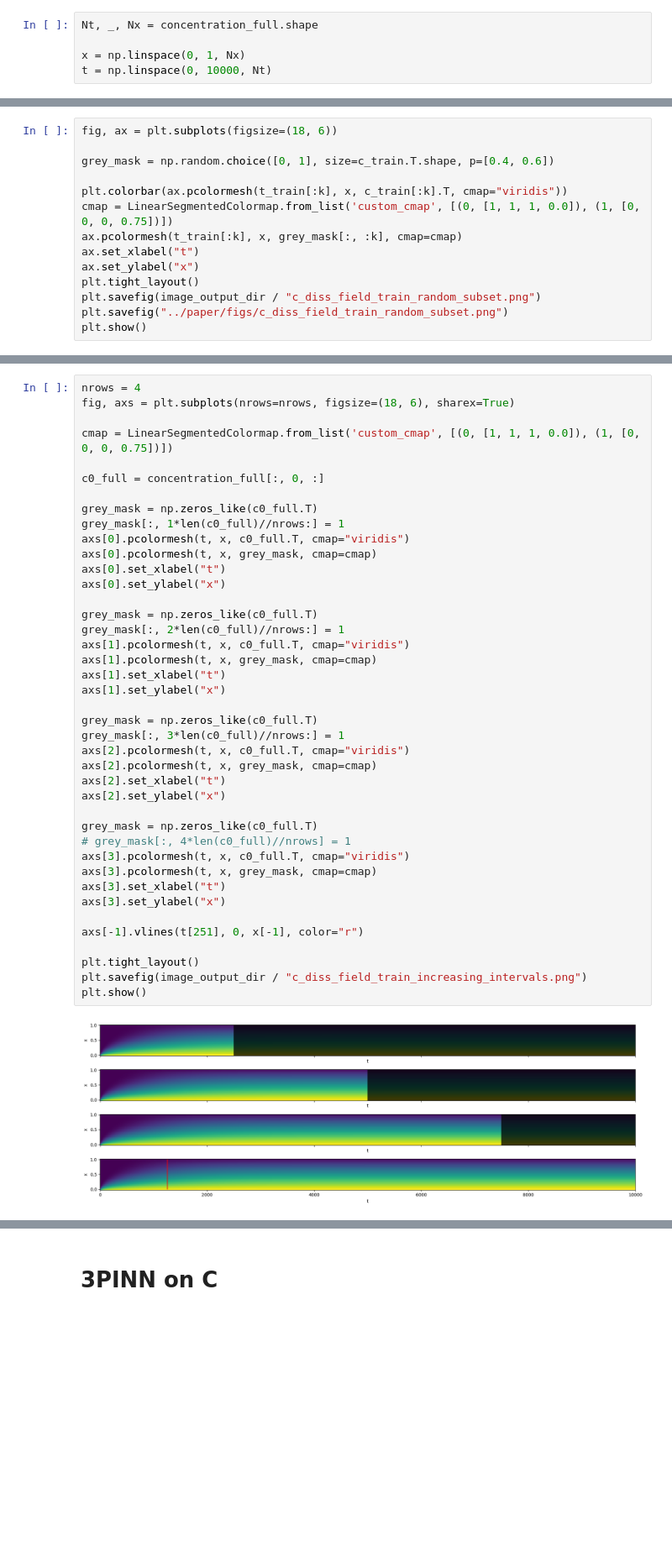
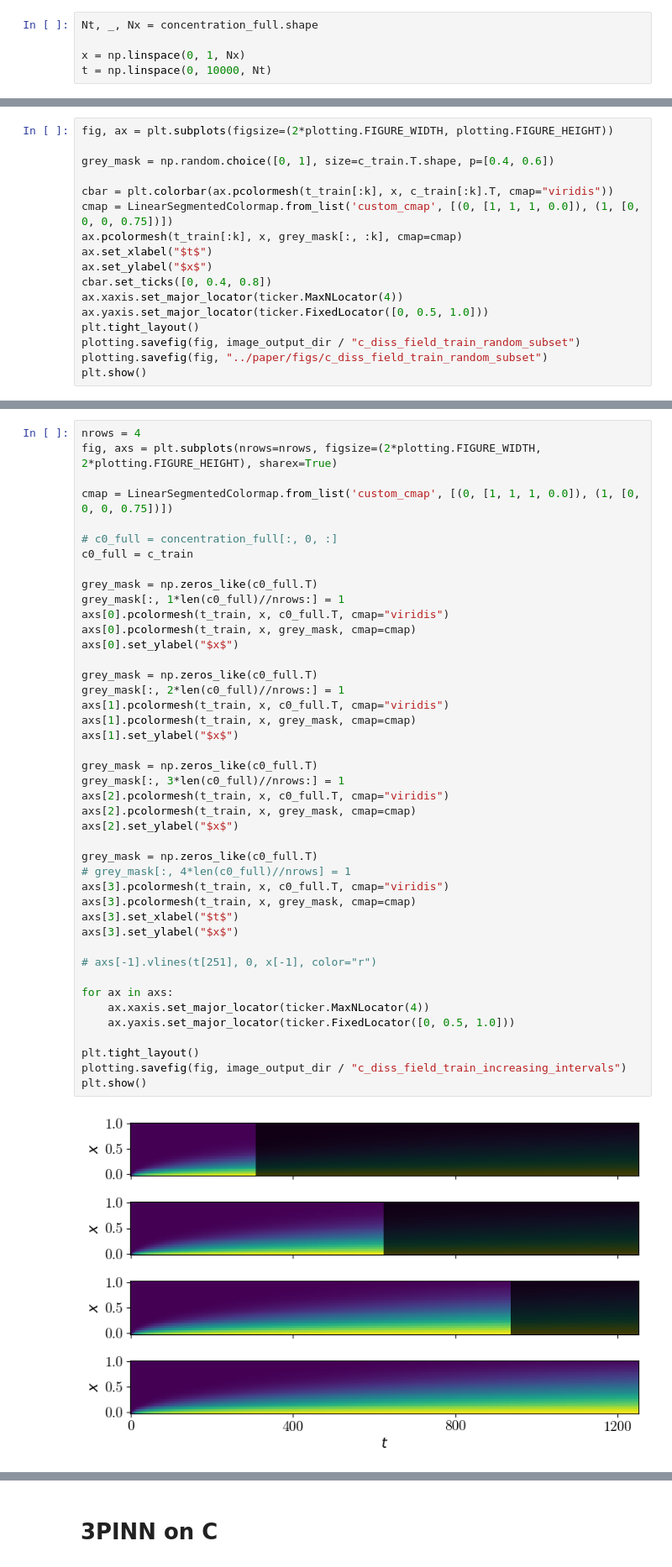
Before and after one commit to RiccardoFrenner/finn-nnpie, a Jupyter notebook: src/talk_plots.ipynb, the cells around one changed output, grey strips where cells are left out. Shown at 84% size. Drawn from its saved outputs; the diff is of its cells as text; blank space fills up the shorter version.

```diff
--- a/src/talk_plots.ipynb
+++ b/src/talk_plots.ipynb
@@ -92,15 +111,18 @@ plt.show()
 # %%
-fig, ax = plt.subplots(figsize=(18, 6))
+fig, ax = plt.subplots(figsize=(2*plotting.FIGURE_WIDTH, plotting.FIGURE_HEIGHT))
 
 grey_mask = np.random.choice([0, 1], size=c_train.T.shape, p=[0.4, 0.6])
 
-plt.colorbar(ax.pcolormesh(t_train[:k], x, c_train[:k].T, cmap="viridis"))
+cbar = plt.colorbar(ax.pcolormesh(t_train[:k], x, c_train[:k].T, cmap="viridis"))
 cmap = LinearSegmentedColormap.from_list('custom_cmap', [(0, [1, 1, 1, 0.0]), (1, [0, 0, 0, 0.75])])
 ax.pcolormesh(t_train[:k], x, grey_mask[:, :k], cmap=cmap)
-ax.set_xlabel("t")
-ax.set_ylabel("x")
+ax.set_xlabel("$t$")
+ax.set_ylabel("$x$")
+cbar.set_ticks([0, 0.4, 0.8])
+ax.xaxis.set_major_locator(ticker.MaxNLocator(4))
+ax.yaxis.set_major_locator(ticker.FixedLocator([0, 0.5, 1.0]))
 plt.tight_layout()
-plt.savefig(image_output_dir / "c_diss_field_train_random_subset.png")
-plt.savefig("../paper/figs/c_diss_field_train_random_subset.png")
+plotting.savefig(fig, image_output_dir / "c_diss_field_train_random_subset")
+plotting.savefig(fig, "../paper/figs/c_diss_field_train_random_subset")
 plt.show()
 # %% [output]
@@ -108,44 +134,46 @@ plt.show()
 # %%
 nrows = 4
-fig, axs = plt.subplots(nrows=nrows, figsize=(18, 6), sharex=True)
+fig, axs = plt.subplots(nrows=nrows, figsize=(2*plotting.FIGURE_WIDTH, 2*plotting.FIGURE_HEIGHT), sharex=True)
 
 cmap = LinearSegmentedColormap.from_list('custom_cmap', [(0, [1, 1, 1, 0.0]), (1, [0, 0, 0, 0.75])])
 
-c0_full = concentration_full[:, 0, :]
+# c0_full = concentration_full[:, 0, :]
+c0_full = c_train
 
 grey_mask = np.zeros_like(c0_full.T)
 grey_mask[:, 1*len(c0_full)//nrows:] = 1
-axs[0].pcolormesh(t, x, c0_full.T, cmap="viridis")
-axs[0].pcolormesh(t, x, grey_mask, cmap=cmap)
-axs[0].set_xlabel("t")
-axs[0].set_ylabel("x")
+axs[0].pcolormesh(t_train, x, c0_full.T, cmap="viridis")
+axs[0].pcolormesh(t_train, x, grey_mask, cmap=cmap)
+axs[0].set_ylabel("$x$")
 
 grey_mask = np.zeros_like(c0_full.T)
 grey_mask[:, 2*len(c0_full)//nrows:] = 1
-axs[1].pcolormesh(t, x, c0_full.T, cmap="viridis")
-axs[1].pcolormesh(t, x, grey_mask, cmap=cmap)
-axs[1].set_xlabel("t")
-axs[1].set_ylabel("x")
+axs[1].pcolormesh(t_train, x, c0_full.T, cmap="viridis")
+axs[1].pcolormesh(t_train, x, grey_mask, cmap=cmap)
+axs[1].set_ylabel("$x$")
 
 grey_mask = np.zeros_like(c0_full.T)
 grey_mask[:, 3*len(c0_full)//nrows:] = 1
-axs[2].pcolormesh(t, x, c0_full.T, cmap="viridis")
-axs[2].pcolormesh(t, x, grey_mask, cmap=cmap)
-axs[2].set_xlabel("t")
-axs[2].set_ylabel("x")
+axs[2].pcolormesh(t_train, x, c0_full.T, cmap="viridis")
+axs[2].pcolormesh(t_train, x, grey_mask, cmap=cmap)
+axs[2].set_ylabel("$x$")
 
 grey_mask = np.zeros_like(c0_full.T)
 # grey_mask[:, 4*len(c0_full)//nrows] = 1
-axs[3].pcolormesh(t, x, c0_full.T, cmap="viridis")
-axs[3].pcolormesh(t, x, grey_mask, cmap=cmap)
-axs[3].set_xlabel("t")
-axs[3].set_ylabel("x")
+axs[3].pcolormesh(t_train, x, c0_full.T, cmap="viridis")
+axs[3].pcolormesh(t_train, x, grey_mask, cmap=cmap)
+axs[3].set_xlabel("$t$")
+axs[3].set_ylabel("$x$")
 
-axs[-1].vlines(t[251], 0, x[-1], color="r")
+# axs[-1].vlines(t[251], 0, x[-1], color="r")
+
+for ax in axs:
+    ax.xaxis.set_major_locator(ticker.MaxNLocator(4))
+    ax.yaxis.set_major_locator(ticker.FixedLocator([0, 0.5, 1.0]))
 
 plt.tight_layout()
-plt.savefig(image_output_dir / "c_diss_field_train_increasing_intervals.png")
+plotting.savefig(fig, image_output_dir / "c_diss_field_train_increasing_intervals")
 plt.show()
 # %% [output]
-[figure, old version]
+[figure, new version]
 # %%
```
Also changed, not shown: parts of 11 cells of this notebook, 9 other files.
